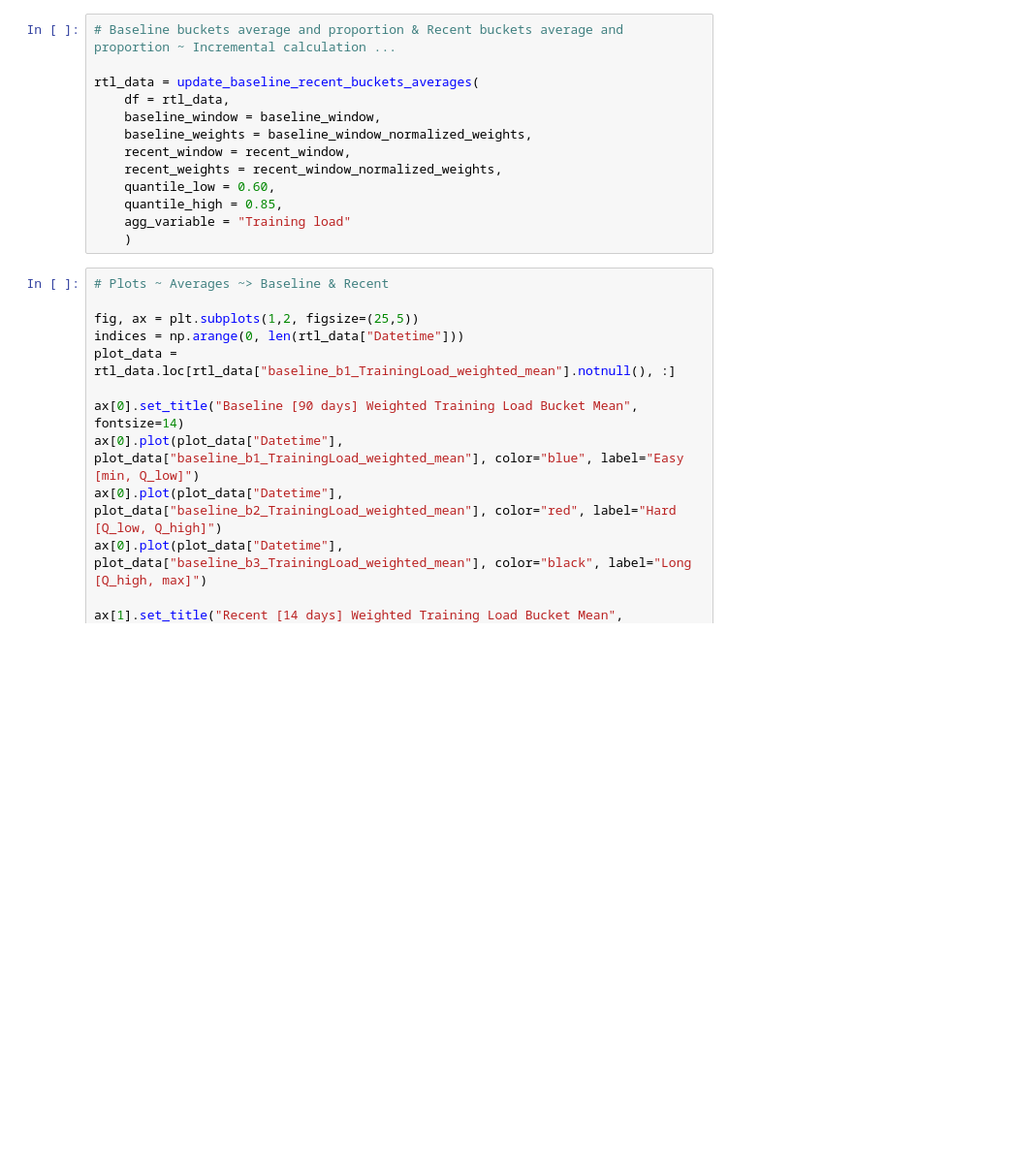
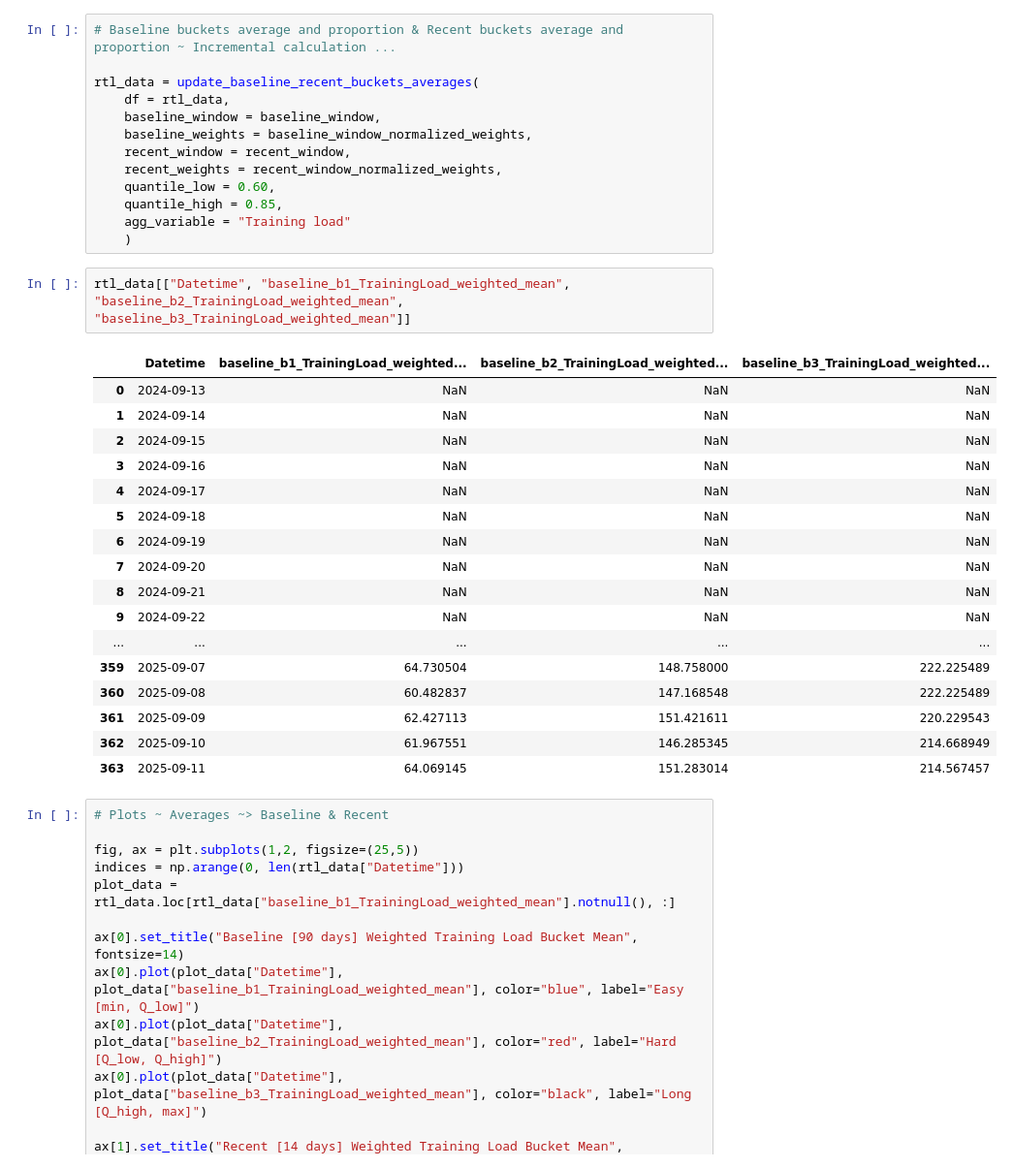
Before and after one commit to 1312Bravo/TrainingPeaks_customLog, a Jupyter notebook: analysis/relative_training_load/development.ipynb, the cells around one changed output. Shown at 97% size. Saved outputs shown, nothing was run; the diff lists cells and outputs as text; blank space fills up the shorter version.

```diff
--- a/analysis/relative_training_load/development.ipynb
+++ b/analysis/relative_training_load/development.ipynb
@@ -608,6 +608,26 @@ rtl_data = update_baseline_recent_buckets_averages(
     quantile_high = 0.85,
     agg_variable = "Training load"
     )
+# %%
+rtl_data[["Datetime", "baseline_b1_TrainingLoad_weighted_mean", "baseline_b2_TrainingLoad_weighted_mean", "baseline_b3_TrainingLoad_weighted_mean"]]
+# %% [output]
+|  | Datetime | baseline_b1_TrainingLoad_weighted... | baseline_b2_TrainingLoad_weighted... | baseline_b3_TrainingLoad_weighted... |
+| 0 | 2024-09-13 | NaN | NaN | NaN |
+| 1 | 2024-09-14 | NaN | NaN | NaN |
+| 2 | 2024-09-15 | NaN | NaN | NaN |
+| 3 | 2024-09-16 | NaN | NaN | NaN |
+| 4 | 2024-09-17 | NaN | NaN | NaN |
+| 5 | 2024-09-18 | NaN | NaN | NaN |
+| 6 | 2024-09-19 | NaN | NaN | NaN |
+| 7 | 2024-09-20 | NaN | NaN | NaN |
+| 8 | 2024-09-21 | NaN | NaN | NaN |
+| 9 | 2024-09-22 | NaN | NaN | NaN |
+| ... | ... | ... | ... | ... |
+| 359 | 2025-09-07 | 64.730504 | 148.758000 | 222.225489 |
+| 360 | 2025-09-08 | 60.482837 | 147.168548 | 222.225489 |
+| 361 | 2025-09-09 | 62.427113 | 151.421611 | 220.229543 |
+| 362 | 2025-09-10 | 61.967551 | 146.285345 | 214.668949 |
+| 363 | 2025-09-11 | 64.069145 | 151.283014 | 214.567457 |
 # %%
 # Plots ~ Averages ~> Baseline & Recent
 
```
Also changed, not shown: parts of 1 cell of this notebook, 1 other file.
